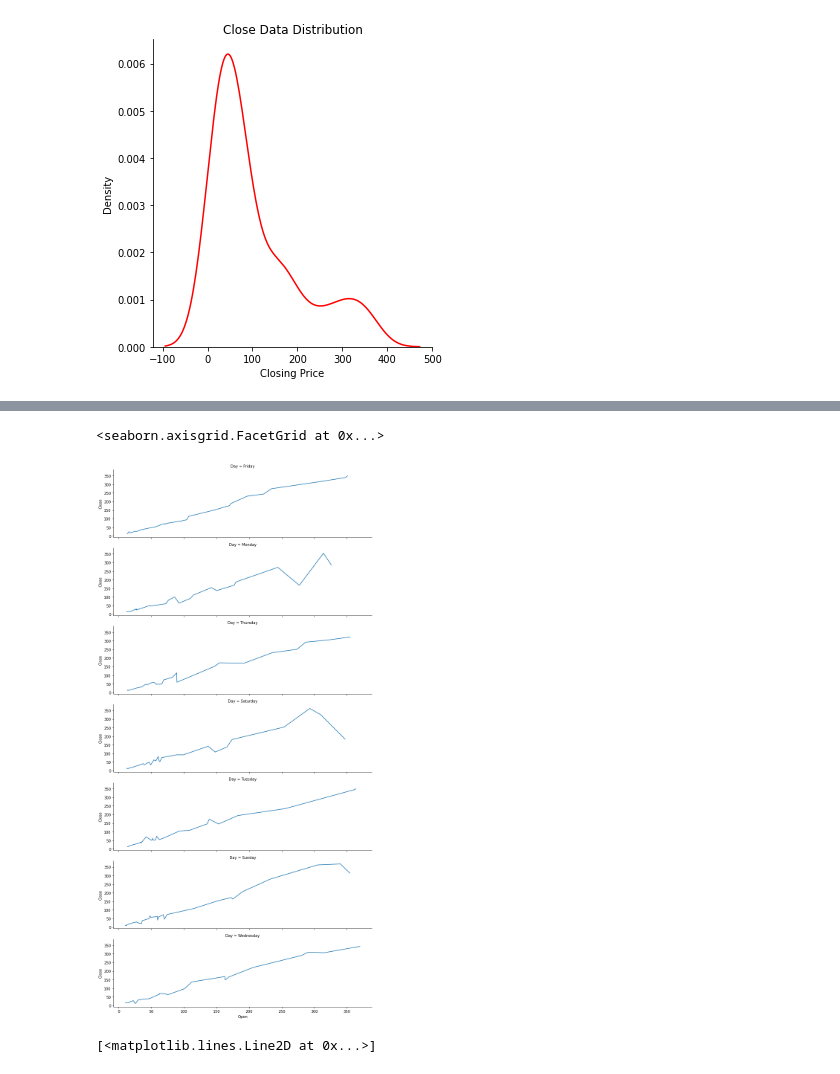
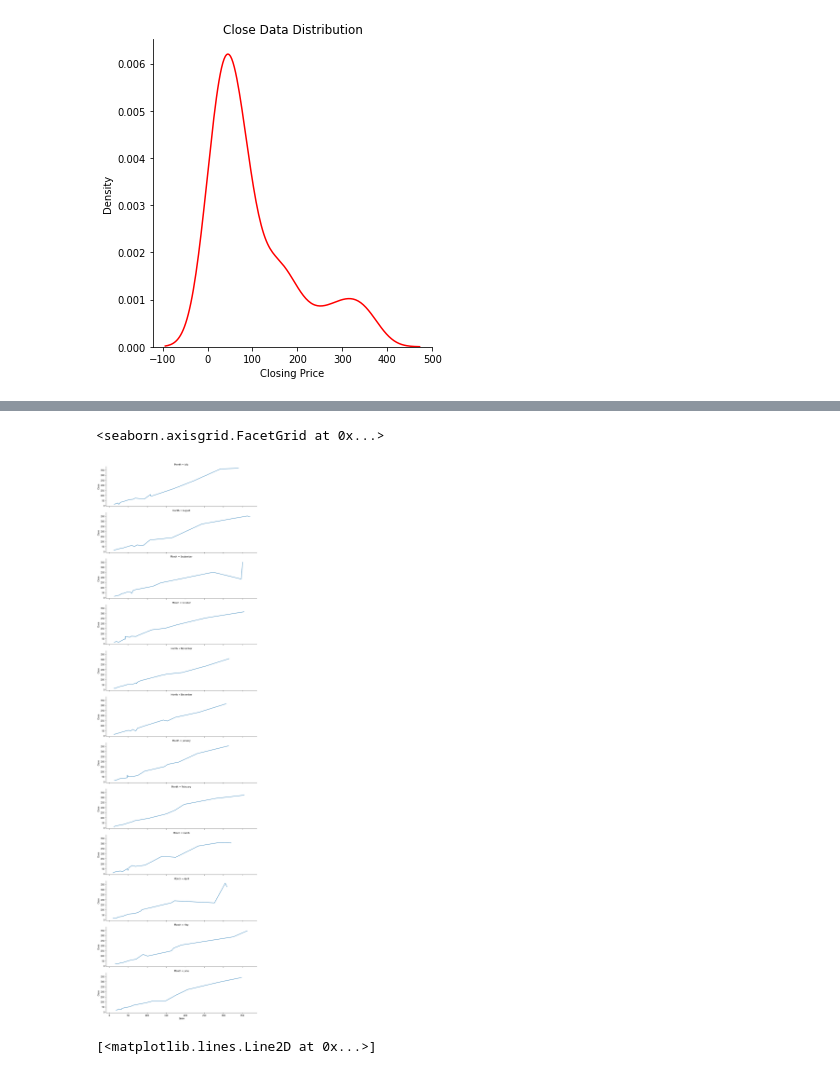
Before and after one commit to Syed-Irfan-1165/ML-Regression, a Jupyter notebook: Yes_Bank_Predictions.ipynb, the cells around one changed output, grey strips where cells are left out. Saved outputs shown, nothing was run; the diff lists cells and outputs as text; code cells hidden in the pictures.

```diff
--- a/Yes_Bank_Predictions.ipynb
+++ b/Yes_Bank_Predictions.ipynb
@@ -260,13 +260,13 @@ fig.show()
 [interactive output not drawn]
 # %%
 sns.relplot(data=YesBank_df, x="Open", y="Close",
-    row="Day",
+    row="Month",
     height=3, aspect=3.5,
     kind="line"
 )
 # %% [output]
 <seaborn.axisgrid.FacetGrid at 0x...>
-[figure, old version]
+[figure, new version]
 # %%
 fig = plt.figure(figsize=(18, 6), dpi=80)
 plt.plot( 'Date', 'Open', data=YesBank_df, marker='.', color='red', linewidth=0.5)
```
Also changed, not shown: parts of 9 cells of this notebook.
